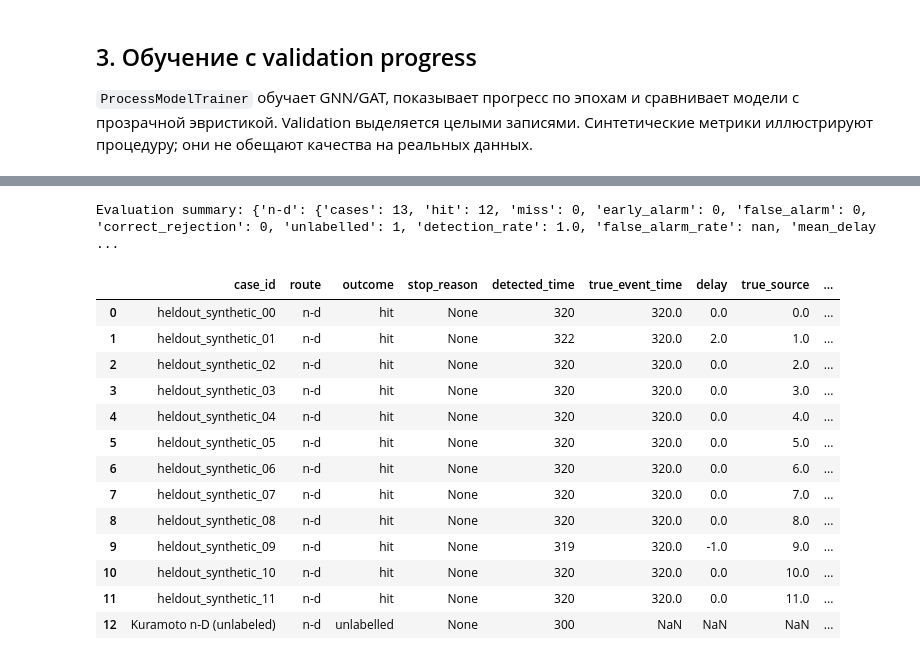
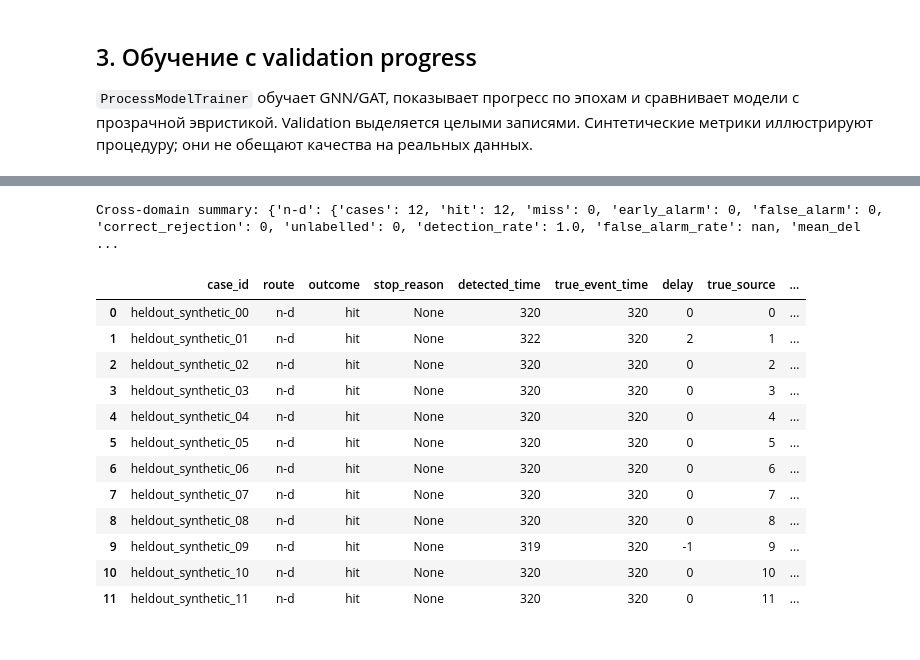
Before and after one commit to D2718281828nis/EVT-educational-demo, a Jupyter notebook: demo/evt-educational-demo/notebooks/n-d/09_gnn_gat_process_modeling.ipynb, the cells around one changed output, grey strips where cells are left out. Saved outputs shown, nothing was run; the diff lists cells and outputs as text; code cells hidden in the pictures.

```diff
--- a/demo/evt-educational-demo/notebooks/n-d/09_gnn_gat_process_modeling.ipynb
+++ b/demo/evt-educational-demo/notebooks/n-d/09_gnn_gat_process_modeling.ipynb
@@ -77,7 +98,10 @@ Channel order: ['channel_00', 'channel_01', 'channel_02', 'channel_03', 'channel
 # %%
+TRAIN_COUPLING = 2.0     # faster-synchronizing than the real CSV's 0.7, so a finite baseline stays valid
+TRAIN_BASELINE = 900     # must span several Kuramoto oscillation periods, not just "settled" coherence
+
 labeling_pipeline = GraphEVTPipeline(
     EVTConfig(
-        baseline_size=BASELINE_SIZE,
+        baseline_size=TRAIN_BASELINE,
         tail_quantile=0.90,
         alarm_probability=0.99,
         top_k=3,
@@ -88,14 +112,17 @@ labeling_pipeline = GraphEVTPipeline(
 training_recordings = {}
 training_annotations = {}
 for recording_index in range(24):
-    recording = make_recording(
+    recording = generate_kuramoto_propagation_recording(
         n_events=4,
         n_channels=N_CHANNELS,
-        baseline_size=BASELINE_SIZE,
+        seed=1_000 + recording_index,
+        baseline_size=TRAIN_BASELINE,
         gap=150,
-        topology="ring",
-        gain_jitter=0.45,
-        seed=1_000 + recording_index,
+        coupling=TRAIN_COUPLING,
+        hurst_exponent=propagation_metadata["hurst_exponent"],
+        event_magnitude_in_sigma=propagation_metadata["event_magnitude_in_sigma"],
+        delay_per_hop=propagation_metadata["delay_per_hop"],
+        decay_per_hop=propagation_metadata["decay_per_hop"],
     )
     recording_id = f"training_recording_{recording_index:02d}"
     training_recordings[recording_id] = recording.as_input()
@@ -185,60 +217,45 @@ Validation в training report отделён по целым записям; д
 # %%
+# Check 1: cross-domain -- library's own synthetic episodes (a different
+# generative model), evaluated at their own well-tested baseline_size=300.
+HELD_OUT_BASELINE = 300
 labeled_test_episodes = [
     make_propagation_episode(
         n_channels=N_CHANNELS,
         source=episode_index % N_CHANNELS,
-        baseline_size=BASELINE_SIZE,
+        baseline_size=HELD_OUT_BASELINE,
         length=600,
         topology="ring",
         gain_jitter=0.45,
         seed=8_000 + episode_index,
     )
     for episode_index in range(12)
 ]
-
-requested_inputs = [
-    EvaluationCase(
-        load_timeseries(DATA_PATH),
-        case_id="Kuramoto n-D (unlabeled)",
-        has_truth=False,
-    ),
-]
 labeled_cases = [
     EvaluationCase.from_synthetic(episode, case_id=f"heldout_synthetic_{index:02d}")
     for index, episode in enumerate(labeled_test_episodes)
 ]
 
-inference_pipeline = GraphEVTPipeline(
-    EVTConfig(
-        baseline_size=BASELINE_SIZE,
-        tail_quantile=0.90,
-        alarm_probability=0.99,
-        top_k=3,
-        persistence=2,
-    ),
+heldout_pipeline = GraphEVTPipeline(
+    EVTConfig(baseline_size=HELD_OUT_BASELINE, tail_quantile=0.90, alarm_probability=0.99, top_k=3, persistence=2),
     graph=GraphConfig(method="ar", edge_threshold=0.35, random_state=SEED),
     process_model=training_report.model,
     verbose=True,
 )
-evaluation = EvaluationOrchestrator(
-    inference_pipeline, early_tolerance=25, k=3, verbose=True
-).evaluate([*labeled_cases, *requested_inputs])
-evaluation_frame = pd.DataFrame(evaluation.to_records())
-print("Evaluation summary:", evaluation.summary())
-evaluation_frame
+heldout_evaluation = EvaluationOrchestrator(heldout_pipeline, early_tolerance=25, k=3, verbose=True).evaluate(labeled_cases)
+print("Cross-domain summary:", heldout_evaluation.summary())
+pd.DataFrame(heldout_evaluation.to_records())
 # %% [output]
-Evaluation summary: {'n-d': {'cases': 13, 'hit': 12, 'miss': 0, 'early_alarm': 0, 'false_alarm': 0, 'correct_rejection': 0, 'unlabelled': 1, 'detection_rate': 1.0, 'false_alarm_rate': nan, 'mean_delay ...
+Cross-domain summary: {'n-d': {'cases': 12, 'hit': 12, 'miss': 0, 'early_alarm': 0, 'false_alarm': 0, 'correct_rejection': 0, 'unlabelled': 0, 'detection_rate': 1.0, 'false_alarm_rate': nan, 'mean_del ...
 |  | case_id | route | outcome | stop_reason | detected_time | true_event_time | delay | true_source | ... |
-| 0 | heldout_synthetic_00 | n-d | hit | None | 320 | 320.0 | 0.0 | 0.0 | ... |
-| 1 | heldout_synthetic_01 | n-d | hit | None | 322 | 320.0 | 2.0 | 1.0 | ... |
-| 2 | heldout_synthetic_02 | n-d | hit | None | 320 | 320.0 | 0.0 | 2.0 | ... |
-| 3 | heldout_synthetic_03 | n-d | hit | None | 320 | 320.0 | 0.0 | 3.0 | ... |
-| 4 | heldout_synthetic_04 | n-d | hit | None | 320 | 320.0 | 0.0 | 4.0 | ... |
-| 5 | heldout_synthetic_05 | n-d | hit | None | 320 | 320.0 | 0.0 | 5.0 | ... |
-| 6 | heldout_synthetic_06 | n-d | hit | None | 320 | 320.0 | 0.0 | 6.0 | ... |
-| 7 | heldout_synthetic_07 | n-d | hit | None | 320 | 320.0 | 0.0 | 7.0 | ... |
-| 8 | heldout_synthetic_08 | n-d | hit | None | 320 | 320.0 | 0.0 | 8.0 | ... |
-| 9 | heldout_synthetic_09 | n-d | hit | None | 319 | 320.0 | -1.0 | 9.0 | ... |
-| 10 | heldout_synthetic_10 | n-d | hit | None | 320 | 320.0 | 0.0 | 10.0 | ... |
-| 11 | heldout_synthetic_11 | n-d | hit | None | 320 | 320.0 | 0.0 | 11.0 | ... |
-| 12 | Kuramoto n-D (unlabeled) | n-d | unlabelled | None | 300 | NaN | NaN | NaN | ... |
+| 0 | heldout_synthetic_00 | n-d | hit | None | 320 | 320 | 0 | 0 | ... |
+| 1 | heldout_synthetic_01 | n-d | hit | None | 322 | 320 | 2 | 1 | ... |
+| 2 | heldout_synthetic_02 | n-d | hit | None | 320 | 320 | 0 | 2 | ... |
+| 3 | heldout_synthetic_03 | n-d | hit | None | 320 | 320 | 0 | 3 | ... |
+| 4 | heldout_synthetic_04 | n-d | hit | None | 320 | 320 | 0 | 4 | ... |
+| 5 | heldout_synthetic_05 | n-d | hit | None | 320 | 320 | 0 | 5 | ... |
+| 6 | heldout_synthetic_06 | n-d | hit | None | 320 | 320 | 0 | 6 | ... |
+| 7 | heldout_synthetic_07 | n-d | hit | None | 320 | 320 | 0 | 7 | ... |
+| 8 | heldout_synthetic_08 | n-d | hit | None | 320 | 320 | 0 | 8 | ... |
+| 9 | heldout_synthetic_09 | n-d | hit | None | 319 | 320 | -1 | 9 | ... |
+| 10 | heldout_synthetic_10 | n-d | hit | None | 320 | 320 | 0 | 10 | ... |
+| 11 | heldout_synthetic_11 | n-d | hit | None | 320 | 320 | 0 | 11 | ... |
```
Also changed, not shown: parts of 19 cells of this notebook, 30 other files.
